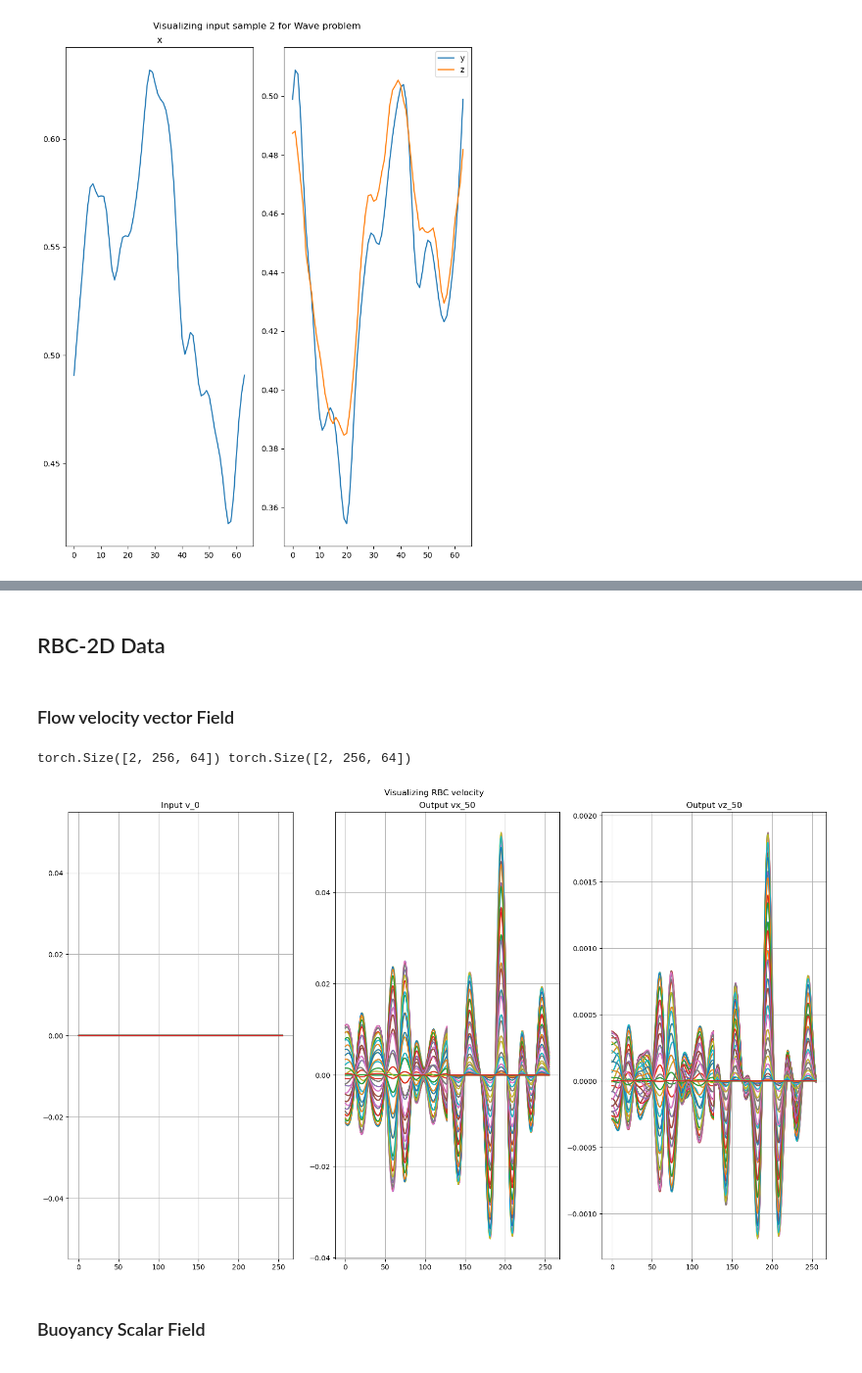
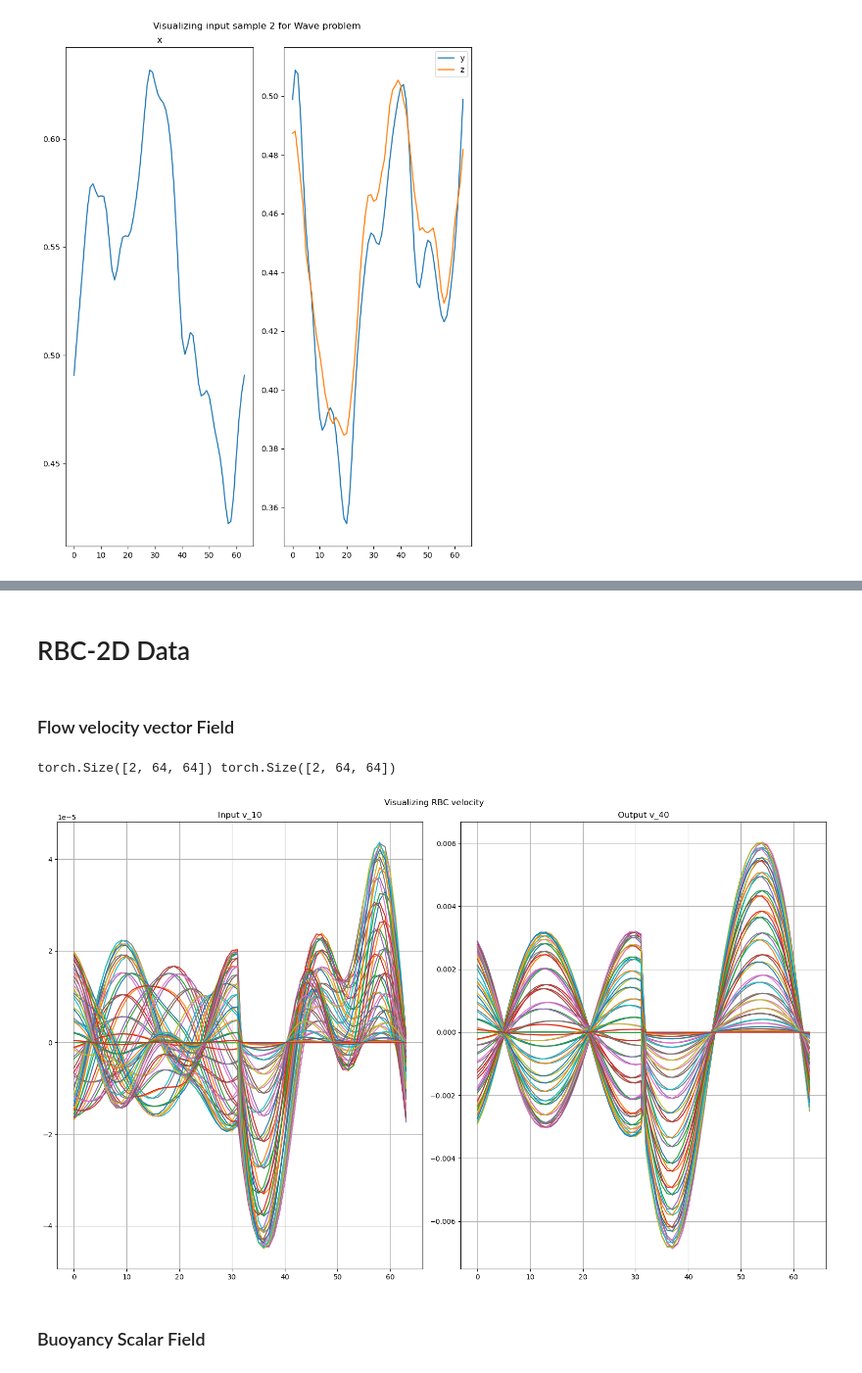
Before and after one commit to Parallel-in-Time/cfno, a Jupyter notebook: FNO.ipynb, the cells around one changed output, grey strips where cells are left out. Shown at 98% size. Cells and saved outputs as stored; diff of their text form; code cells hidden in the pictures.

```diff
--- a/FNO.ipynb
+++ b/FNO.ipynb
@@ -492,16 +605,14 @@ class FNO2d(nn.Module):
         self.padding = fno_architecture["padding"]
         self.include_grid = fno_architecture["include_grid"]
         self.input_dim = in_channels
-        self.activation  = nn.LeakyReLU()
+        self.activation  = activation_selection(fno_architecture["activation"])
         self.device = device
 
         if self.include_grid == 1:
-            # input channel is 3: (a(x, y), x, y)
-            self.p = nn.Sequential(nn.Linear(self.input_dim+2, self.proj_scale),  # scaling: p layer
+            self.p = nn.Sequential(nn.Linear(self.input_dim +2, self.proj_scale),  # scaling: p layer
                                    self.activation,
                                    nn.Linear(self.proj_scale, self.width))
         else:
-            # input channel is 1: (a(x, y))
             self.p = nn.Sequential(nn.Linear(self.input_dim, self.proj_scale),  # scaling: p layer
                                    self.activation,
                                    nn.Linear(self.proj_scale, self.width))
@@ -570,7 +681,7 @@ class FNO2d(nn.Module):
             nparams += param.numel()
             nbytes += param.data.element_size() * param.numel()
 
-        print(f'Total number of model parameters: {nparams} (~{format_tensor_size(nbytes)})')
+        print(f'Total number of model parameters: {nparams} with {nbytes}(~{format_tensor_size(nbytes)})')
 
         return nparams
 # %% [markdown]
@@ -1215,2 +1257,2 @@ PDEs model the motion of incompressible fluids by
 # %% [markdown]
-## RBC-2D Data
+# RBC-2D Data
@@ -1244,47 +1383,55 @@ PDEs model the motion of incompressible fluids by
 # %% [markdown]
 ### Flow velocity vector Field
 # %%
-file = "/p/project/cexalab/john2/NeuralOperators/RayleighBernardConvection/RBC_NX256_NZ64_TF50_train.h5"
+# file = "/p/project/cexalab/john2/NeuralOperators/RayleighBernardConvection/RBC2D_NX256_NZ64_TF50_Pr1_Ra10e4/RBC_NX256_NZ64_TF50_Pr1_Ra10e4_train.h5"
+file  = "/p/project/cexalab/john2/NeuralOperators/RayleighBernardConvection/RBC2D_NX64_NZ64_TF50_Pr1_Ra10e4/RBC2D_NX64_NZ64_TF50_Pr1_Ra10e4_train.h5"
+nx = 64
+nz = 64
 with h5py.File(file, "r") as f:
     index = 1
     start = 0
     t = 10
-    x = torch.from_numpy(f['snapshots_' + str(index + start)+"_t_"+str(t)]["velocity_0"][:]).type(torch.float32)
-    y = torch.from_numpy(f['snapshots_' + str(index + start)+"_t_"+str(t)]["velocity_t"][:]).type(torch.float32)
-    y1 = torch.from_numpy(f['snapshots_' + str(index + start)+"_t_"+str(t+20)]["velocity_t"][:]).type(torch.float32)
-    y2 = torch.from_numpy(f['snapshots_' + str(index + start)+"_t_"+str(t+40)]["velocity_t"][:]).type(torch.float32)
+    end_t = 40
+    x = torch.from_numpy(f['snapshots_' + str(index + start)+"_t_"+str(t)]["tasks/velocity_t"][:]).type(torch.float32)
+    y = torch.from_numpy(f['snapshots_' + str(index + start)+"_t_"+str(end_t)]["tasks/velocity_t"][:]).type(torch.float32)
+    # y1 = torch.from_numpy(f['snapshots_' + str(index + start)+"_t_"+str(t+5)]["tasks/velocity_t"][:]).type(torch.float32)
+    # y2 = torch.from_numpy(f['snapshots_' + str(index + start)+"_t_"+str(t+40)]["velocity_t"][:]).type(torch.float32)
     print(x.shape,y.shape)
     f.close()
 row = 1
-col = 3
+col = 2
 fig = plt.figure(figsize=(16, 10))
+
 ax1 = fig.add_subplot(row, col, 1)
-ax1.plot(x.reshape(256,64,2)[:,:,0],label="x")
+ax1.set_title(f'Input v_{t}')
+ax1.plot(x.reshape(nx,nz,2)[:,:,0],label="x")
 # plt.plot(x.reshape(256,64,2)[:,:,1],label="z")
 ax1.grid()
-ax1.set_title('Input v_0')
-# ax2 = fig.add_subplot(row, col, 2)
-# ax2.set_title(f'Output v_{t}')
-# ax2.plot(y.reshape(256,64,2)[:,:,0],label="x")
-# # plt.plot(y.reshape(256,64,2)[:,:,1],label="z")
-# ax2.grid()
-ax3 = fig.add_subplot(row, col, 3)
-ax3.set_title(f'Output vz_{t+40}')
-# ax3.plot(y1.reshape(256,64,2)[:,:,0],label="x")
-plt.plot(y1.reshape(256,64,2)[:,:,1],label="z")
-ax3.grid()
-ax4 = fig.add_subplot(row, col, 2)
-ax4.set_title(f'Output vx_{t+40}')
-ax4.plot(y2.reshape(256,64,2)[:,:,0],label="x")
-# plt.plot(y2.reshape(256,64,2)[:,:,1],label="z")
-ax4.grid()
+
+
+ax2 = fig.add_subplot(row, col, 2)
+ax2.set_title(f'Output v_{end_t}')
+ax2.plot(y.reshape(nx,nz,2)[:,:,0],label="x")
+ax2.grid()
+
+# ax3 = fig.add_subplot(row, col, 3)
+# ax3.set_title(f'Output vz_{t+40}')
+# # ax3.plot(y1.reshape(256,64,2)[:,:,0],label="x")
+# plt.plot(y1.reshape(256,64,2)[:,:,1],label="z")
+# ax3.grid()
+# ax4 = fig.add_subplot(row, col, 2)
+# ax4.set_title(f'Output vx_{t+40}')
+# ax4.plot(y2.reshape(256,64,2)[:,:,0],label="x")
+# # plt.plot(y2.reshape(256,64,2)[:,:,1],label="z")
+# ax4.grid()
+
 # plt.legend()
 fig.suptitle(f'Visualizing RBC velocity')
 fig.tight_layout()
 fig.show()
 # %% [output]
-torch.Size([2, 256, 64]) torch.Size([2, 256, 64])
+torch.Size([2, 64, 64]) torch.Size([2, 64, 64])
-[figure, old version]
+[figure, new version]
 # %%
 # fig = plt.figure(figsize=(16, 10))
 # ax = fig.add_subplot(1, 1, 1)
```
Also changed, not shown: parts of 47 cells of this notebook, 8 other files.
